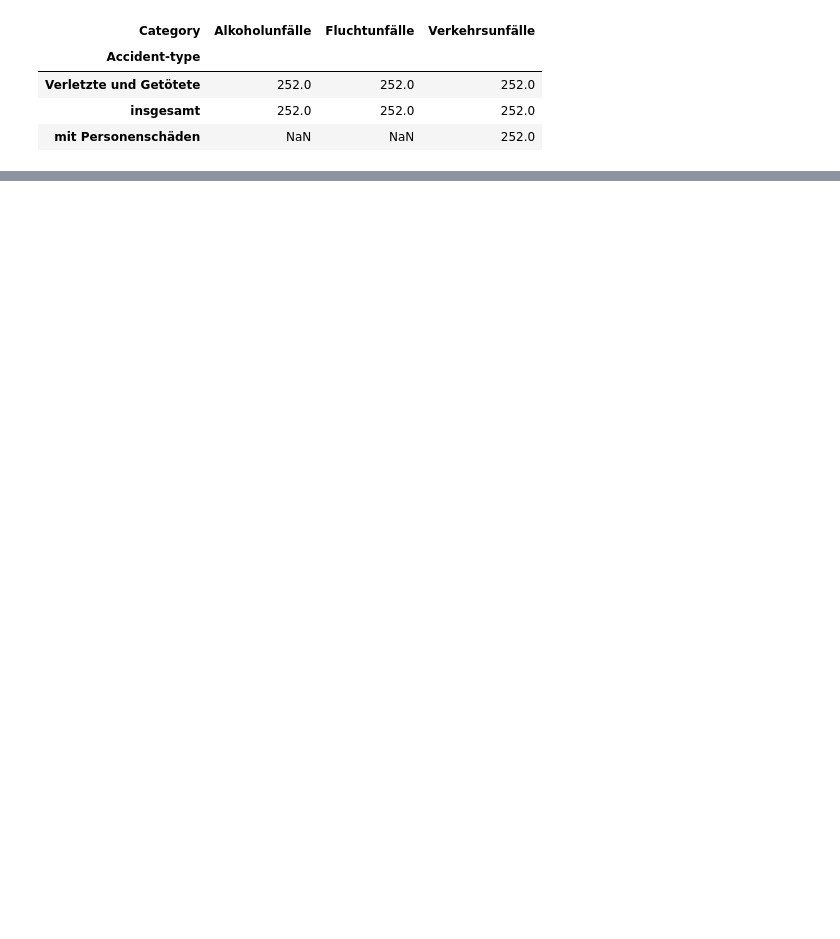
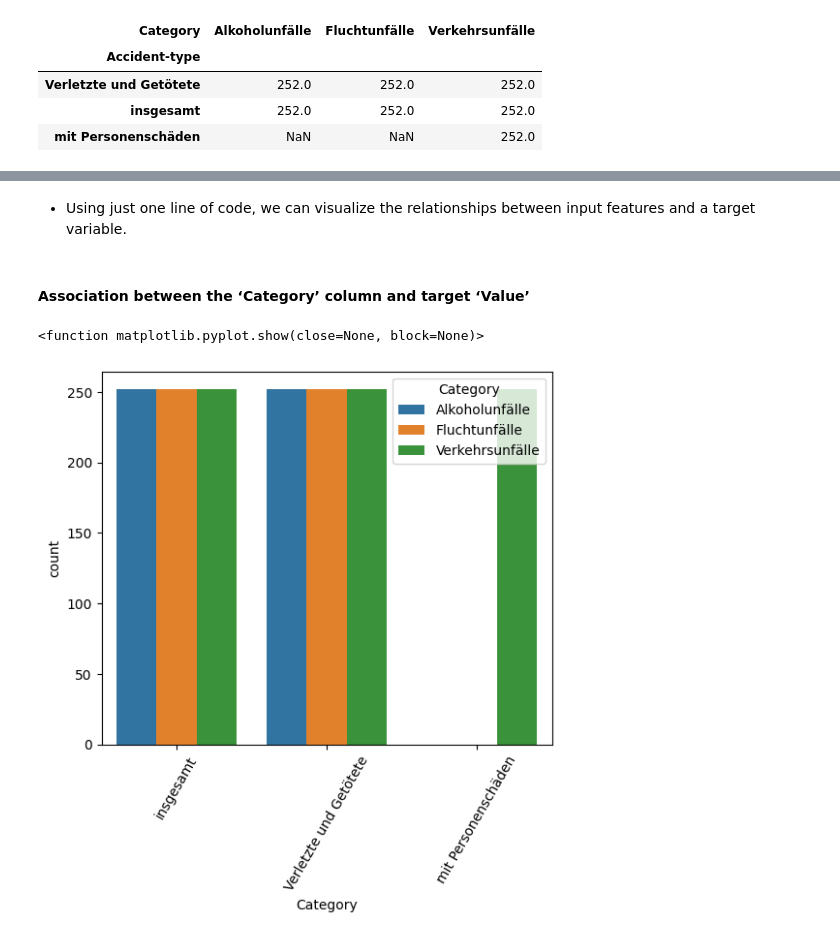
Before and after one commit to Sulochanaakki/munich_accidentdataset_modelbuilding, a Jupyter notebook: Notebook/dataanalysis.ipynb, the cells around one changed output, grey strips where cells are left out. Drawn from its saved outputs; the diff is of its cells as text; code cells hidden in the pictures; blank space fills up the shorter version.

```diff
--- a/Notebook/dataanalysis.ipynb
+++ b/Notebook/dataanalysis.ipynb
@@ -289,0 +305,14 @@ From the above analysis Verkehrsunfälle accidents are high in all years.
+# %% [markdown]
+- Using just one line of code, we can visualize the relationships between input features and a target variable.
+# %% [markdown]
+#### Association between the ‘Category’ column and target ‘Value’
+# %%
+# plot the bar plot of Category and Accident-type
+plt.figure(figsize=(6,5))
+sns.countplot(x='Accident-type', hue='Category', data=df_2020)
+plt.xlabel('Category')
+plt.xticks(rotation=60)
+plt.show
+# %% [output]
+<function matplotlib.pyplot.show(close=None, block=None)>
+[figure, added]
```
Also changed, not shown: parts of 34 cells of this notebook.
